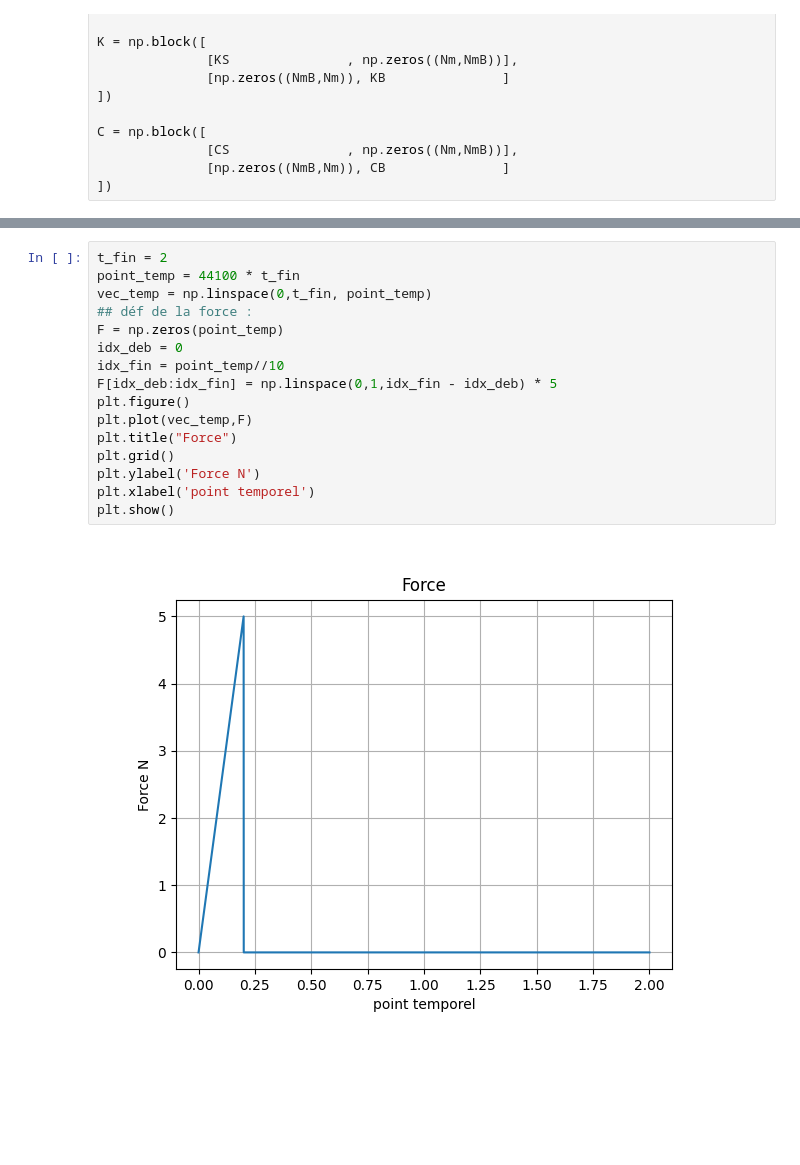
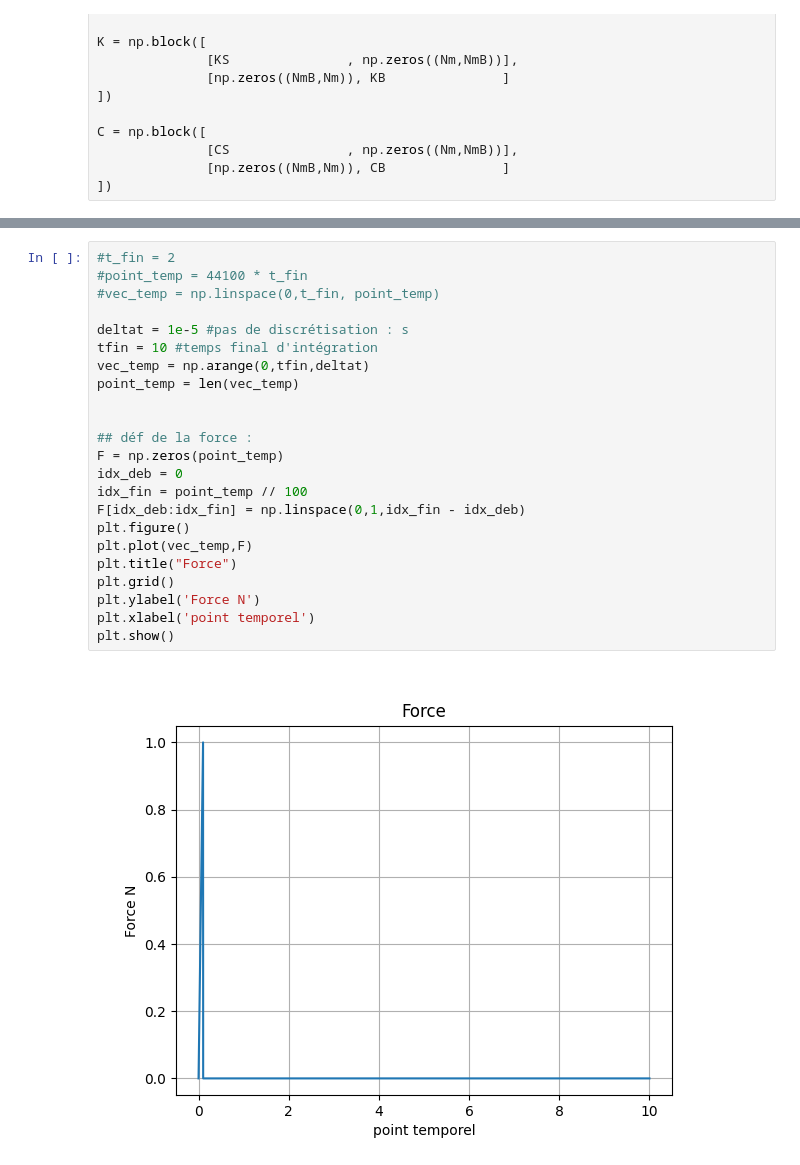
Before and after one commit to peladeaucome/ATIAM-PAM-AnalyseInstruments, a Jupyter notebook: Guitar_model/TEST.ipynb, the cells around one changed output, grey strips where cells are left out. Drawn from its saved outputs; the diff is of its cells as text; blank space fills up the shorter version.

```diff
--- a/Guitar_model/TEST.ipynb
+++ b/Guitar_model/TEST.ipynb
@@ -79,20 +81,27 @@ W = 1 - np.linalg.inv(M**(1/2)) @ Bplus @ Aa1
 # %%
-t_fin = 2
-point_temp = 44100 * t_fin
-vec_temp = np.linspace(0,t_fin, point_temp)
+#t_fin = 2
+#point_temp = 44100 * t_fin
+#vec_temp = np.linspace(0,t_fin, point_temp)
+
+deltat = 1e-5 #pas de discrétisation : s
+tfin = 10 #temps final d'intégration
+vec_temp = np.arange(0,tfin,deltat)
+point_temp = len(vec_temp)
+
+
 ## déf de la force :
 F = np.zeros(point_temp)
 idx_deb = 0
-idx_fin = point_temp//10
-F[idx_deb:idx_fin] = np.linspace(0,1,idx_fin - idx_deb) * 5
+idx_fin = point_temp // 100
+F[idx_deb:idx_fin] = np.linspace(0,1,idx_fin - idx_deb)
 plt.figure()
 plt.plot(vec_temp,F)
 plt.title("Force")
 plt.grid()
 plt.ylabel('Force N')
 plt.xlabel('point temporel')
 plt.show()
 # %% [output]
-[figure, old version]
+[figure, new version]
 # %%
 idx_applique_F = int(0.9 * Nx)
```
Also changed, not shown: parts of 10 cells of this notebook.
